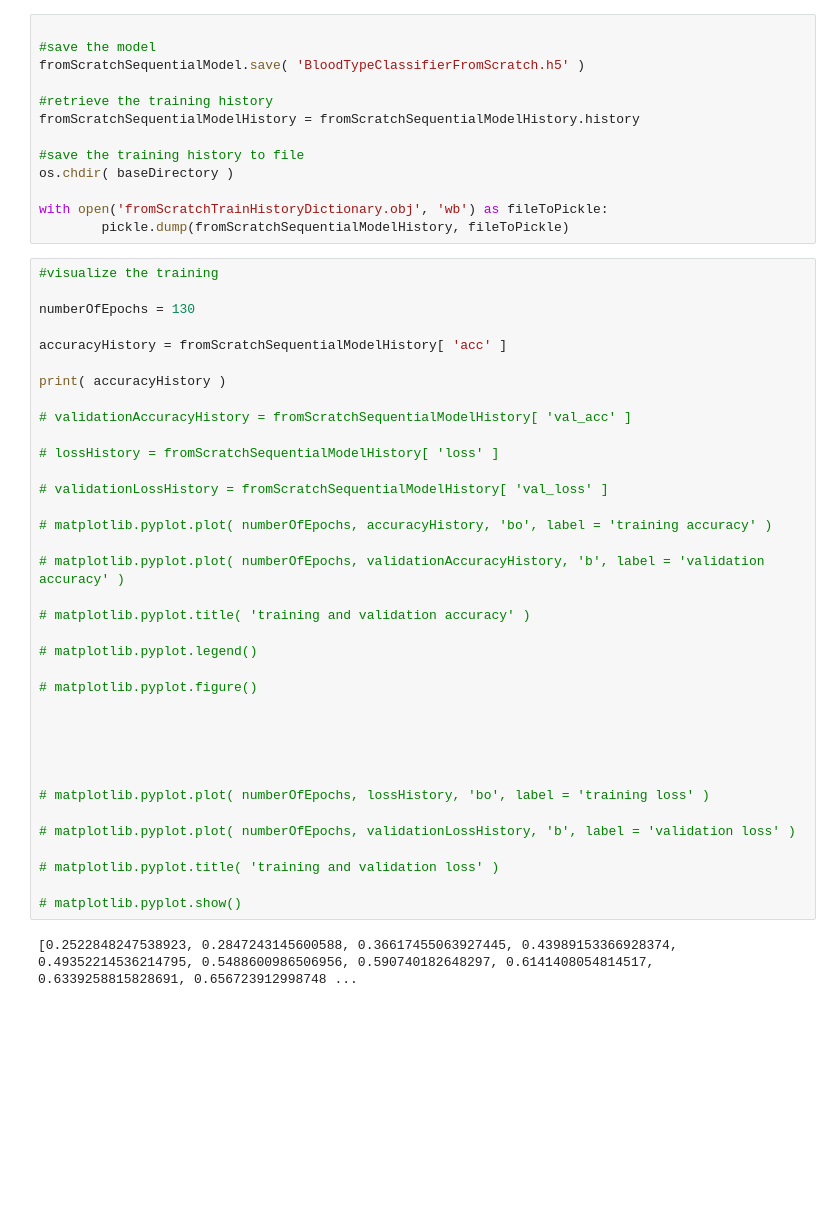
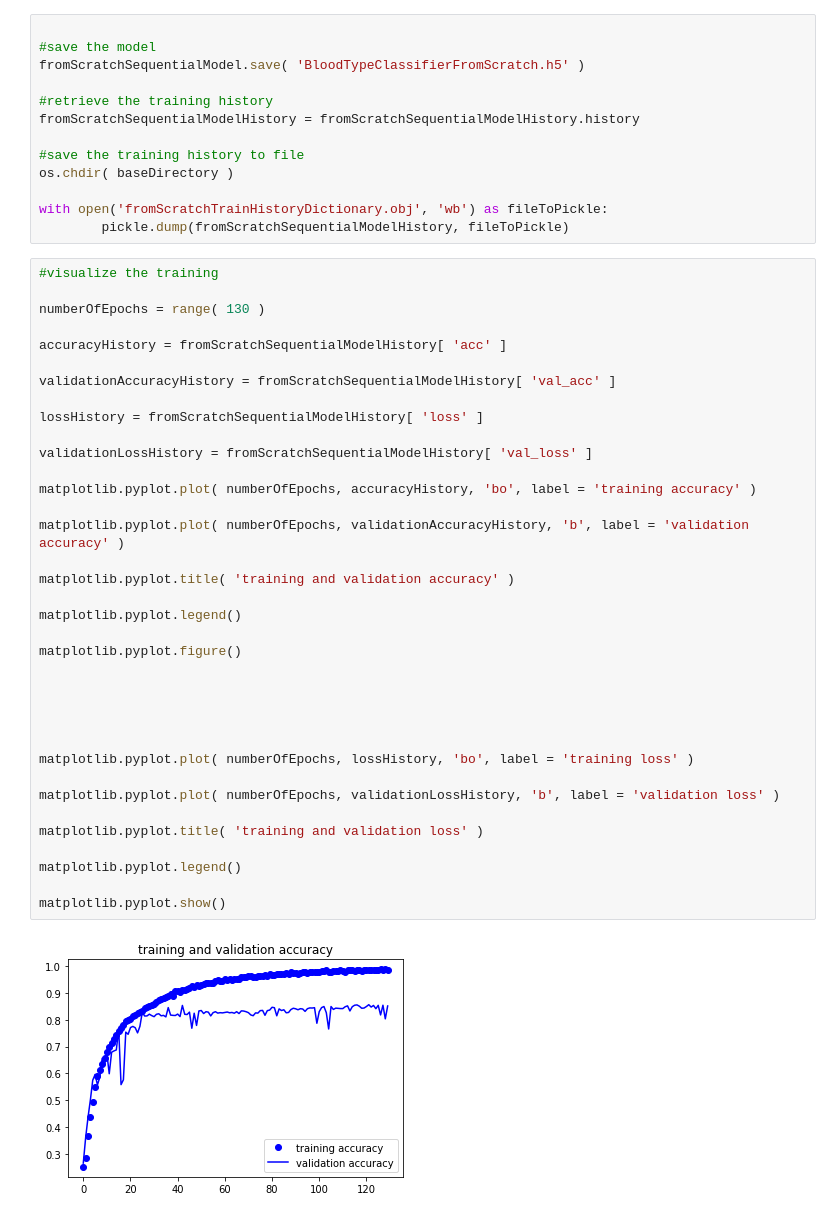
Before and after one commit to dannyesaid/PredictBloodType, a Jupyter notebook: Predict blood type.ipynb, the cells around one changed output. Drawn from its saved outputs; the diff is of its cells as text; blank space fills up the shorter version.

```diff
--- a/Predict blood type.ipynb
+++ b/Predict blood type.ipynb
@@ -239,38 +276,38 @@ with open('fromScratchTrainHistoryDictionary.obj', 'wb') as fileToPickle:
 # %%
 #visualize the training
 
-numberOfEpochs = 130
+numberOfEpochs = range( 130 )
 
 accuracyHistory = fromScratchSequentialModelHistory[ 'acc' ]
 
-print( accuracyHistory )
+validationAccuracyHistory = fromScratchSequentialModelHistory[ 'val_acc' ]
 
-# validationAccuracyHistory = fromScratchSequentialModelHistory[ 'val_acc' ]
+lossHistory = fromScratchSequentialModelHistory[ 'loss' ]
 
-# lossHistory = fromScratchSequentialModelHistory[ 'loss' ]
+validationLossHistory = fromScratchSequentialModelHistory[ 'val_loss' ]
 
-# validationLossHistory = fromScratchSequentialModelHistory[ 'val_loss' ]
+matplotlib.pyplot.plot( numberOfEpochs, accuracyHistory, 'bo', label = 'training accuracy' )
 
-# matplotlib.pyplot.plot( numberOfEpochs, accuracyHistory, 'bo', label = 'training accuracy' )
+matplotlib.pyplot.plot( numberOfEpochs, validationAccuracyHistory, 'b', label = 'validation accuracy' )
 
-# matplotlib.pyplot.plot( numberOfEpochs, validationAccuracyHistory, 'b', label = 'validation accuracy' )
+matplotlib.pyplot.title( 'training and validation accuracy' )
 
-# matplotlib.pyplot.title( 'training and validation accuracy' )
+matplotlib.pyplot.legend()
 
-# matplotlib.pyplot.legend()
-
-# matplotlib.pyplot.figure()
+matplotlib.pyplot.figure()
 
 
 
 
 
-# matplotlib.pyplot.plot( numberOfEpochs, lossHistory, 'bo', label = 'training loss' )
+matplotlib.pyplot.plot( numberOfEpochs, lossHistory, 'bo', label = 'training loss' )
 
-# matplotlib.pyplot.plot( numberOfEpochs, validationLossHistory, 'b', label = 'validation loss' )
+matplotlib.pyplot.plot( numberOfEpochs, validationLossHistory, 'b', label = 'validation loss' )
 
-# matplotlib.pyplot.title( 'training and validation loss' )
+matplotlib.pyplot.title( 'training and validation loss' )
 
-# matplotlib.pyplot.show()
+matplotlib.pyplot.legend()
+
+matplotlib.pyplot.show()
 # %% [output]
-[0.2522848247538923, 0.2847243145600588, 0.36617455063927445, 0.43989153366928374, 0.49352214536214795, 0.5488600986506956, 0.590740182648297, 0.6141408054814517, 0.6339258815828691, 0.656723912998748 ...
+[figure, added]
```
Also changed, not shown: parts of 5 cells of this notebook.
